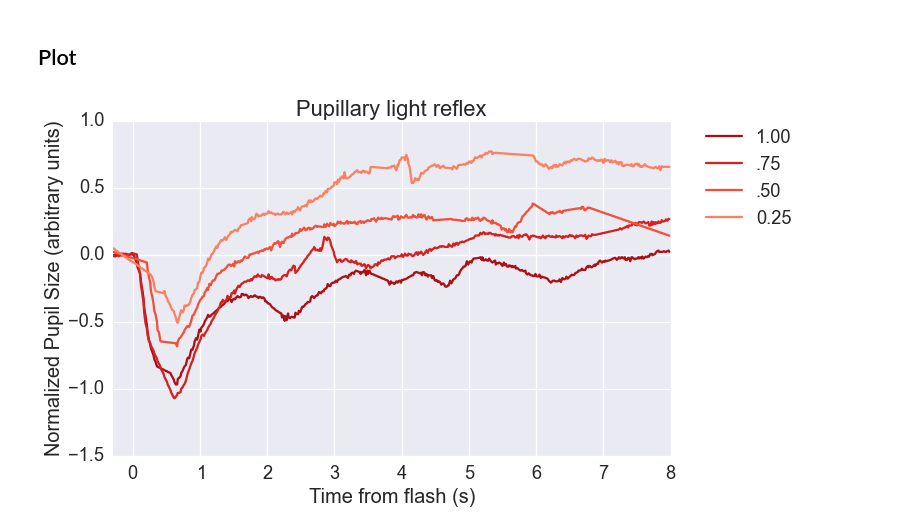
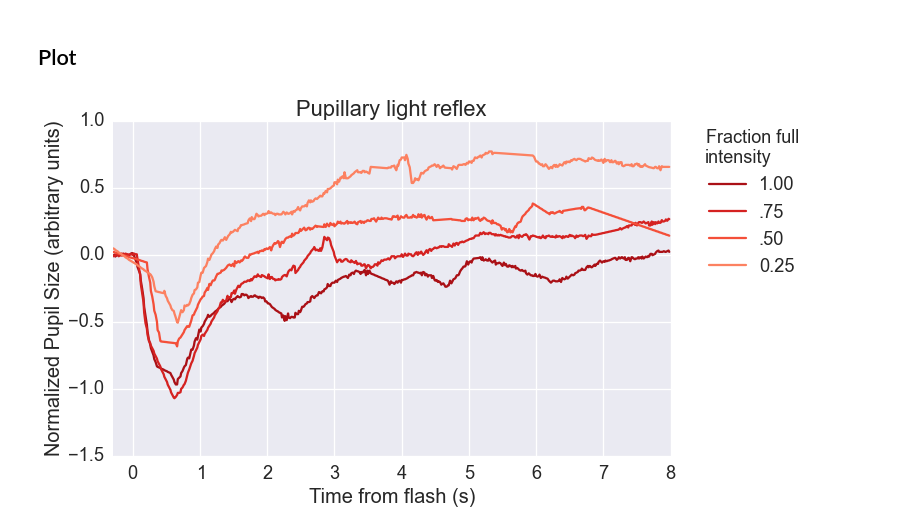
Before and after one commit to pearsonlab/pupil, a Jupyter notebook: pyanalysis/analyze_lighttest.ipynb, the cells around one changed output. Cells and saved outputs as stored; diff of their text form; code cells hidden in the pictures.

Commit message:
tweaked plot legend

```diff
--- a/pyanalysis/analyze_lighttest.ipynb
+++ b/pyanalysis/analyze_lighttest.ipynb
@@ -46,10 +46,12 @@ norm_pupil = norm_data[idx.get_loc('MeanPupil')]
 # %%
 plt.figure(figsize=(10,6))
 plt.plot(norm_pupil.index, norm_pupil);
 plt.xlim([tpre, tpost])
 plt.title('Pupillary light reflex');
 plt.ylabel('Normalized Pupil Size (arbitrary units)');
 plt.xlabel('Time from flash (s)');
-plt.legend(['1.00', '.75', '.50', '0.25'], bbox_to_anchor=(1.05, 1), loc=2, borderaxespad=0.);
+plt.legend(['1.00', '.75', '.50', '0.25'], title='Fraction full\nintensity',
+           bbox_to_anchor=(1.05, 1), loc=2, borderaxespad=0.);
+plt.gca().get_legend().get_title().set_fontsize('18');
 # %% [output]
-[figure, old version]
+[figure, new version]
```
